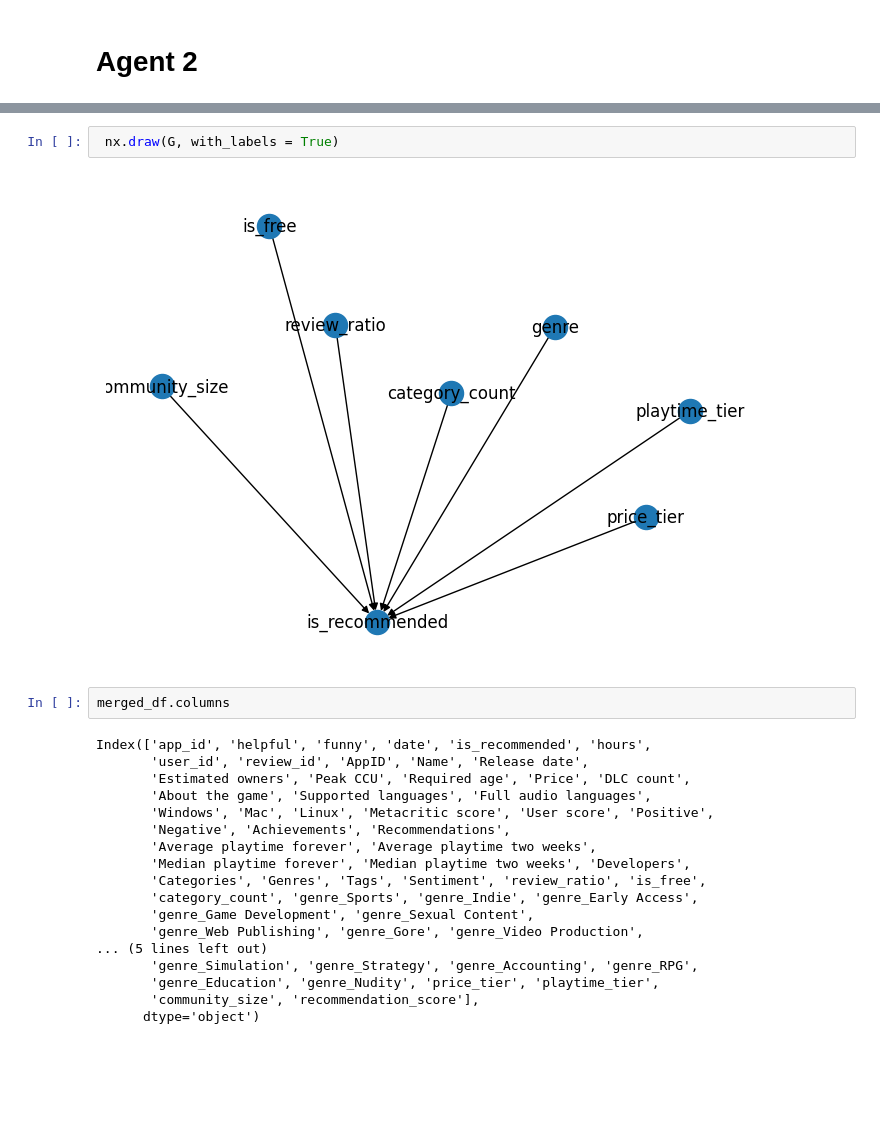
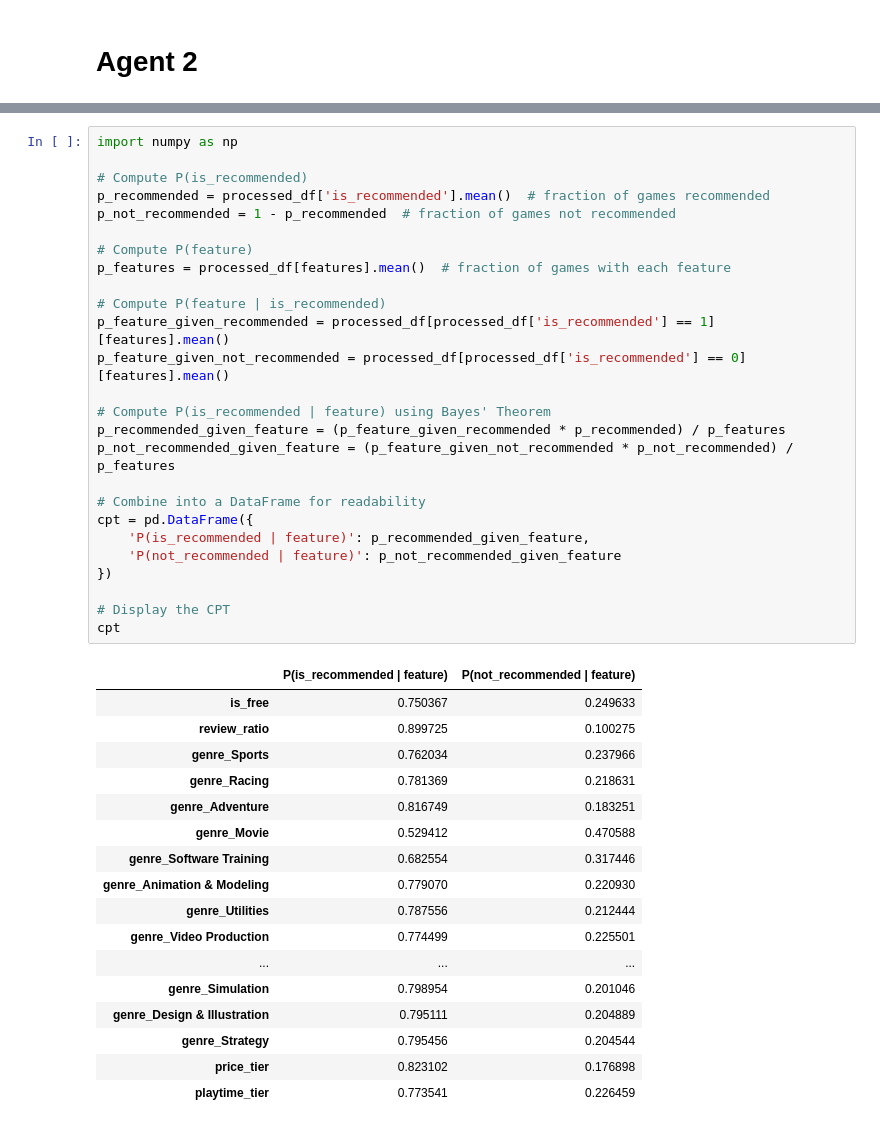
Before and after one commit to derricknguyen12/cse150a_project, a Jupyter notebook: proj.ipynb, the cells around one changed output, grey strips where cells are left out. Cells and saved outputs as stored; diff of their text form; blank space fills up the shorter version.

```diff
--- a/proj.ipynb
+++ b/proj.ipynb
@@ -916,24 +896,44 @@ plt.show()
-# %%
- nx.draw(G, with_labels = True)
-# %% [output]
-[figure, removed]
-# %%
-merged_df.columns
-# %% [output]
-Index(['app_id', 'helpful', 'funny', 'date', 'is_recommended', 'hours',
-       'user_id', 'review_id', 'AppID', 'Name', 'Release date',
-       'Estimated owners', 'Peak CCU', 'Required age', 'Price', 'DLC count',
-       'About the game', 'Supported languages', 'Full audio languages',
-       'Windows', 'Mac', 'Linux', 'Metacritic score', 'User score', 'Positive',
-       'Negative', 'Achievements', 'Recommendations',
-       'Average playtime forever', 'Average playtime two weeks',
-       'Median playtime forever', 'Median playtime two weeks', 'Developers',
-       'Categories', 'Genres', 'Tags', 'Sentiment', 'review_ratio', 'is_free',
-       'category_count', 'genre_Sports', 'genre_Indie', 'genre_Early Access',
-       'genre_Game Development', 'genre_Sexual Content',
-       'genre_Web Publishing', 'genre_Gore', 'genre_Video Production',
-... (5 lines left out)
-       'genre_Simulation', 'genre_Strategy', 'genre_Accounting', 'genre_RPG',
-       'genre_Education', 'genre_Nudity', 'price_tier', 'playtime_tier',
-       'community_size', 'recommendation_score'],
-      dtype='object')
+# %%
+import numpy as np
+
+# Compute P(is_recommended)
+p_recommended = processed_df['is_recommended'].mean()  # fraction of games recommended
+p_not_recommended = 1 - p_recommended  # fraction of games not recommended
+
+# Compute P(feature)
+p_features = processed_df[features].mean()  # fraction of games with each feature
+
+# Compute P(feature | is_recommended)
+p_feature_given_recommended = processed_df[processed_df['is_recommended'] == 1][features].mean()
+p_feature_given_not_recommended = processed_df[processed_df['is_recommended'] == 0][features].mean()
+
+# Compute P(is_recommended | feature) using Bayes' Theorem
+p_recommended_given_feature = (p_feature_given_recommended * p_recommended) / p_features
+p_not_recommended_given_feature = (p_feature_given_not_recommended * p_not_recommended) / p_features
+
+# Combine into a DataFrame for readability
+cpt = pd.DataFrame({
+    'P(is_recommended | feature)': p_recommended_given_feature,
+    'P(not_recommended | feature)': p_not_recommended_given_feature
+})
+
+# Display the CPT
+cpt
+# %% [output]
+|  | P(is_recommended | feature) | P(not_recommended | feature) |
+| is_free | 0.750367 | 0.249633 |
+| review_ratio | 0.899725 | 0.100275 |
+| genre_Sports | 0.762034 | 0.237966 |
+| genre_Racing | 0.781369 | 0.218631 |
+| genre_Adventure | 0.816749 | 0.183251 |
+| genre_Movie | 0.529412 | 0.470588 |
+| genre_Software Training | 0.682554 | 0.317446 |
+| genre_Animation & Modeling | 0.779070 | 0.220930 |
+| genre_Utilities | 0.787556 | 0.212444 |
+| genre_Video Production | 0.774499 | 0.225501 |
+| ... | ... | ... |
+| genre_Simulation | 0.798954 | 0.201046 |
+| genre_Design & Illustration | 0.795111 | 0.204889 |
+| genre_Strategy | 0.795456 | 0.204544 |
+| price_tier | 0.823102 | 0.176898 |
+| playtime_tier | 0.773541 | 0.226459 |
```
Also changed, not shown: parts of 23 cells of this notebook.
